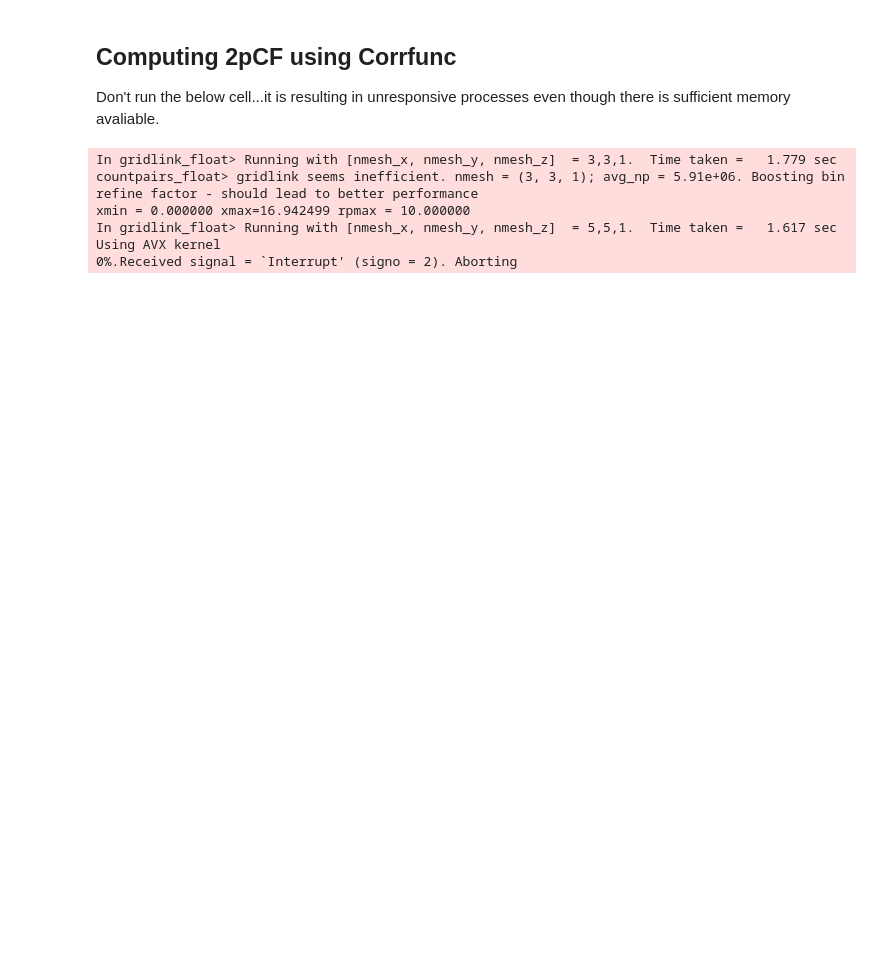
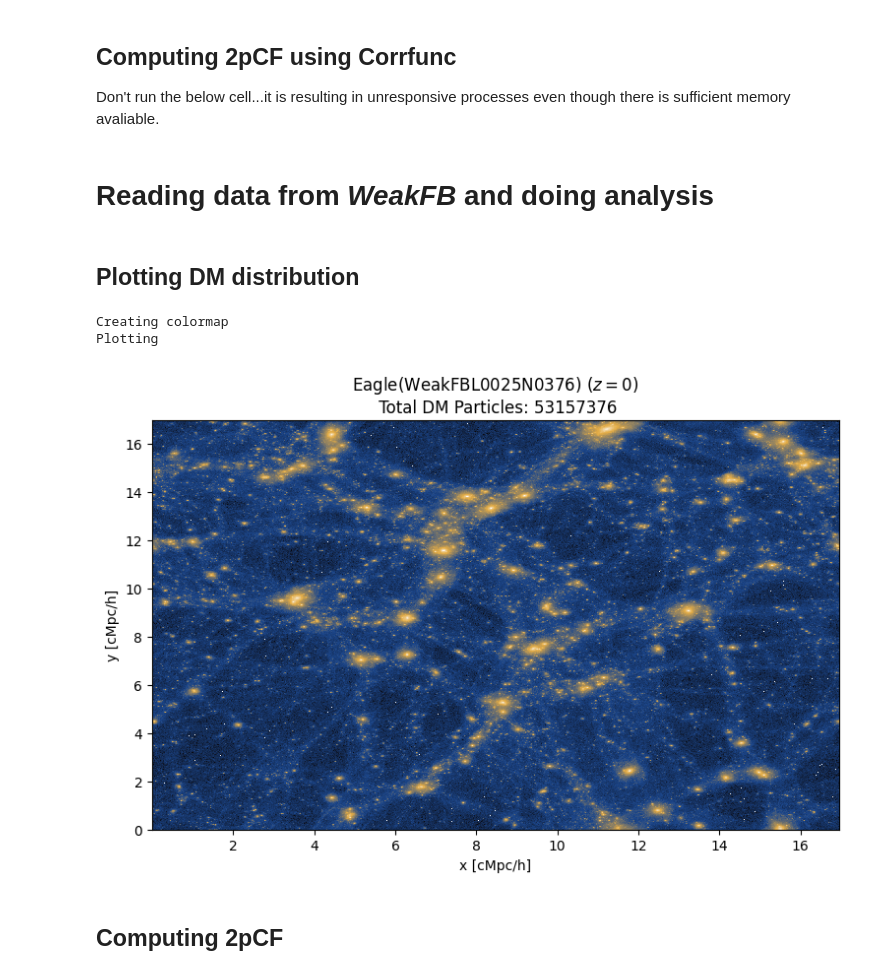
Before and after one commit to sparxastronomy/2022_SummerProject, a Jupyter notebook: Eagle/test.ipynb, the cells around one changed output. Drawn from its saved outputs; the diff is of its cells as text; code cells hidden in the pictures; blank space fills up the shorter version.

Commit message:
Updated codes and plot for WeakFB from Eagle DB

```diff
--- a/Eagle/test.ipynb
+++ b/Eagle/test.ipynb
@@ -17,7 +17,7 @@ import MAS_library as MASL
 # Reading Data for *StrongFB* and doing analysis
 # %%
 # reading data hdf5 snapshots
-basePath = "snapshot_028_z000p000/snap_028_z000p000."
+basePath = "StrongFBL0025N0376_snapshot_028_z000p000/snap_028_z000p000."
 
 data = np.array([[0,0,0]], dtype=np.float32)
 
@@ -160,10 +177,3 @@ DR_counts = DD(autocorr, nthreads, bins, X, Y, Z,
 autocorr=1
 RR_counts = DD(autocorr, nthreads, bins, rand_X, rand_Y, rand_Z,
                 periodic=False, verbose=True, boxsize=boxsize)
-# %% [output]
-In gridlink_float> Running with [nmesh_x, nmesh_y, nmesh_z]  = 3,3,1.  Time taken =   1.779 sec
-countpairs_float> gridlink seems inefficient. nmesh = (3, 3, 1); avg_np = 5.91e+06. Boosting bin refine factor - should lead to better performance
-xmin = 0.000000 xmax=16.942499 rpmax = 10.000000
-In gridlink_float> Running with [nmesh_x, nmesh_y, nmesh_z]  = 5,5,1.  Time taken =   1.617 sec
-Using AVX kernel
-0%.Received signal = `Interrupt' (signo = 2). Aborting
@@ -169,0 +184,41 @@ Using AVX kernel
+# %% [markdown]
+# Reading data from *WeakFB* and doing analysis
+# %%
+# reading data hdf5 snapshots
+basePath = "WeakFBL0025N0376_snapshot_028_z000p000/snap_028_z000p000."
+
+data = np.array([[0,0,0]], dtype=np.float32)
+
+for i in tqdm(range(16), desc="Reading data"):
+    fileName = basePath + str(i) + ".hdf5"
+    f = hp5.File(fileName, 'r')
+    temp = np.array(f['PartType1/Coordinates'][:], dtype=np.float32)
+    data = np.append(data, temp, axis=0)
+    del f,temp
+data = data[1:]
+# %% [markdown]
+## Plotting DM distribution
+# %%
+##Plotting matter distribution
+# creating colormap for plotting
+print("Creating colormap")
+new_cmap = build_custom_continuous_cmap([9,9,14], [28, 70, 138], [227, 172, 70], [255,255,255])
+
+# plotting
+print("Plotting")
+plt.figure(figsize=(9,5.5), dpi=100)
+plt.hist2d(data[:,0], data[:,1], norm =colors.LogNorm(), cmap=new_cmap, bins=1024);
+
+plt.title('Eagle(WeakFBL0025N0376) ($z=0$)\n Total DM Particles: '+str(len(data)))
+
+plt.xlabel('x [cMpc/h]')
+plt.ylabel('y [cMpc/h]')
+
+plt.savefig('Eagle-WeakFBL0025N0376_DM.jpg', dpi=300, bbox_inches='tight')
+# plt.show()
+# %% [output]
+Creating colormap
+Plotting
+[figure, added]
+# %% [markdown]
+## Computing 2pCF
```
Also changed, not shown: parts of 13 cells of this notebook, 4 other files.
